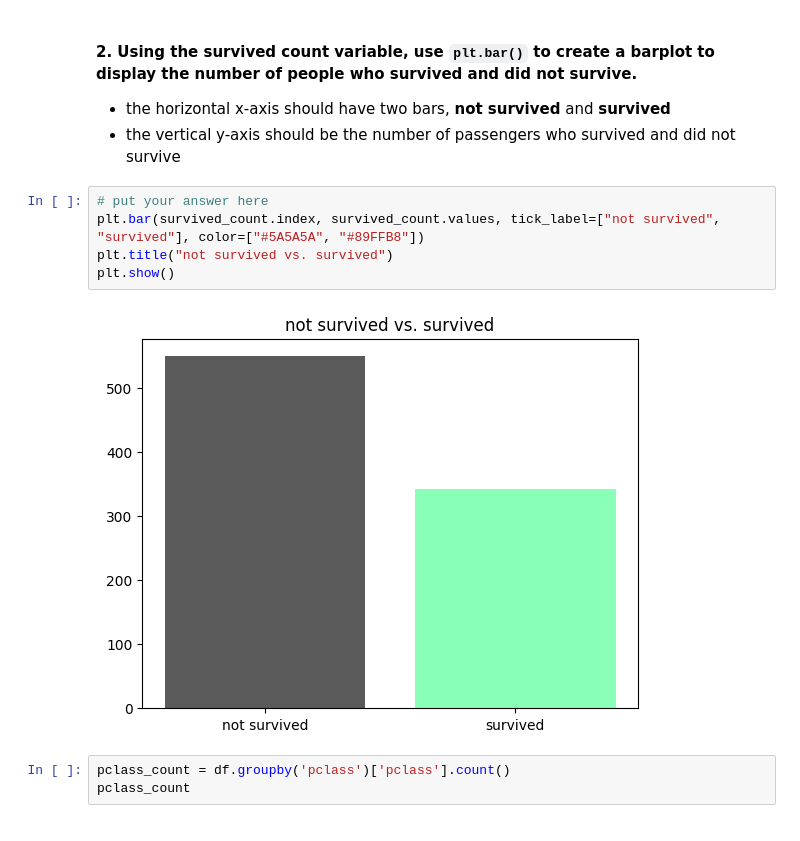
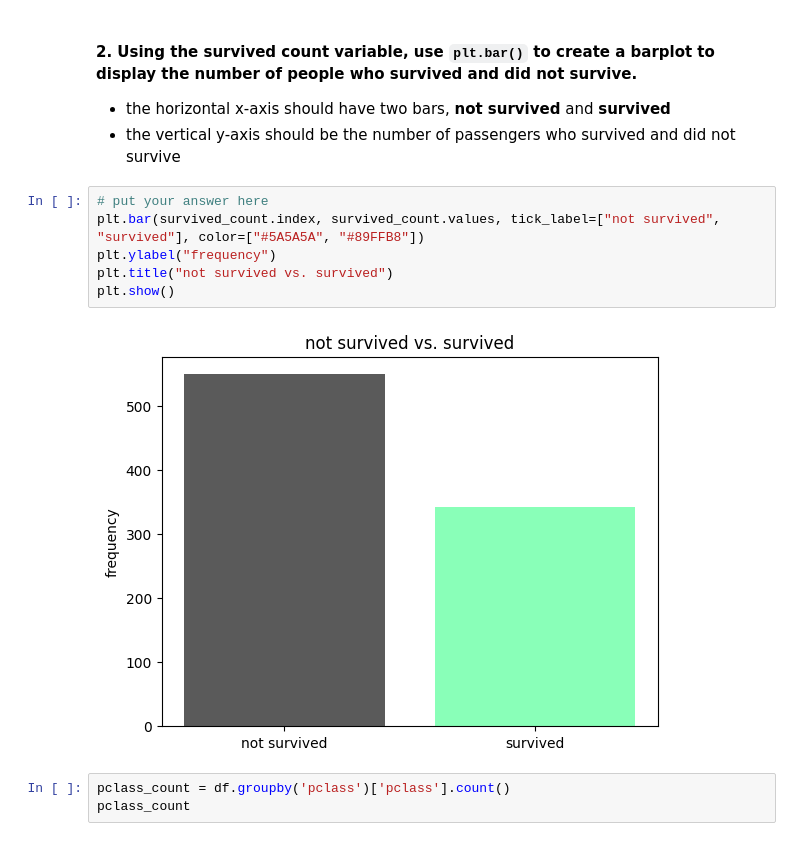
Before and after one commit to KrimssmirK/CCDATS1L_ASSIGNMENT_COM-ML201, a Jupyter notebook: exercise_4.ipynb, the cells around one changed output. Drawn from its saved outputs; the diff is of its cells as text.

```diff
--- a/exercise_4.ipynb
+++ b/exercise_4.ipynb
@@ -120,10 +122,11 @@ plt.show()
 # %%
 # put your answer here
 plt.bar(survived_count.index, survived_count.values, tick_label=["not survived", "survived"], color=["#5A5A5A", "#89FFB8"])
+plt.ylabel("frequency")
 plt.title("not survived vs. survived")
 plt.show()
 # %% [output]
-[figure, old version]
+[figure, new version]
 # %%
 pclass_count = df.groupby('pclass')['pclass'].count()
 pclass_count
```
Also changed, not shown: parts of 1 cell of this notebook.
